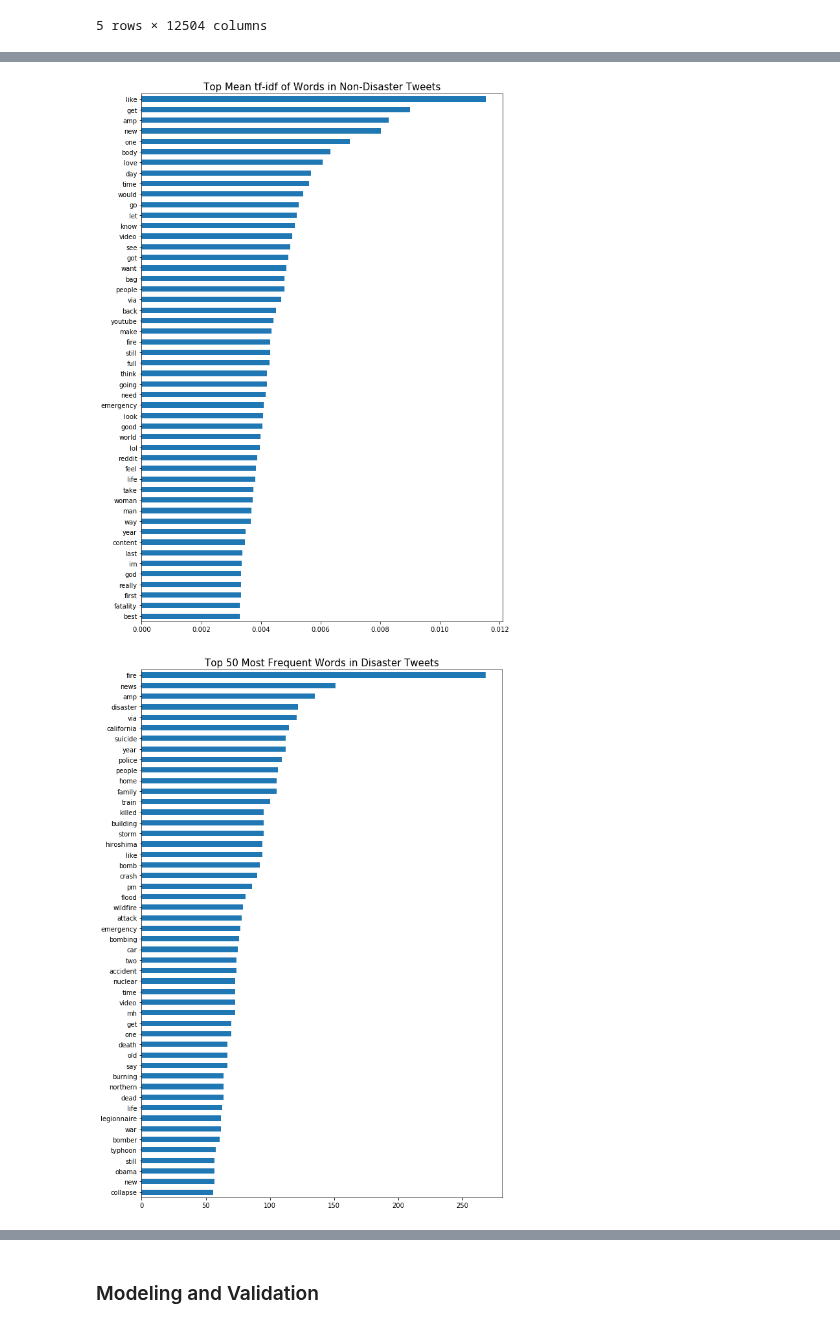
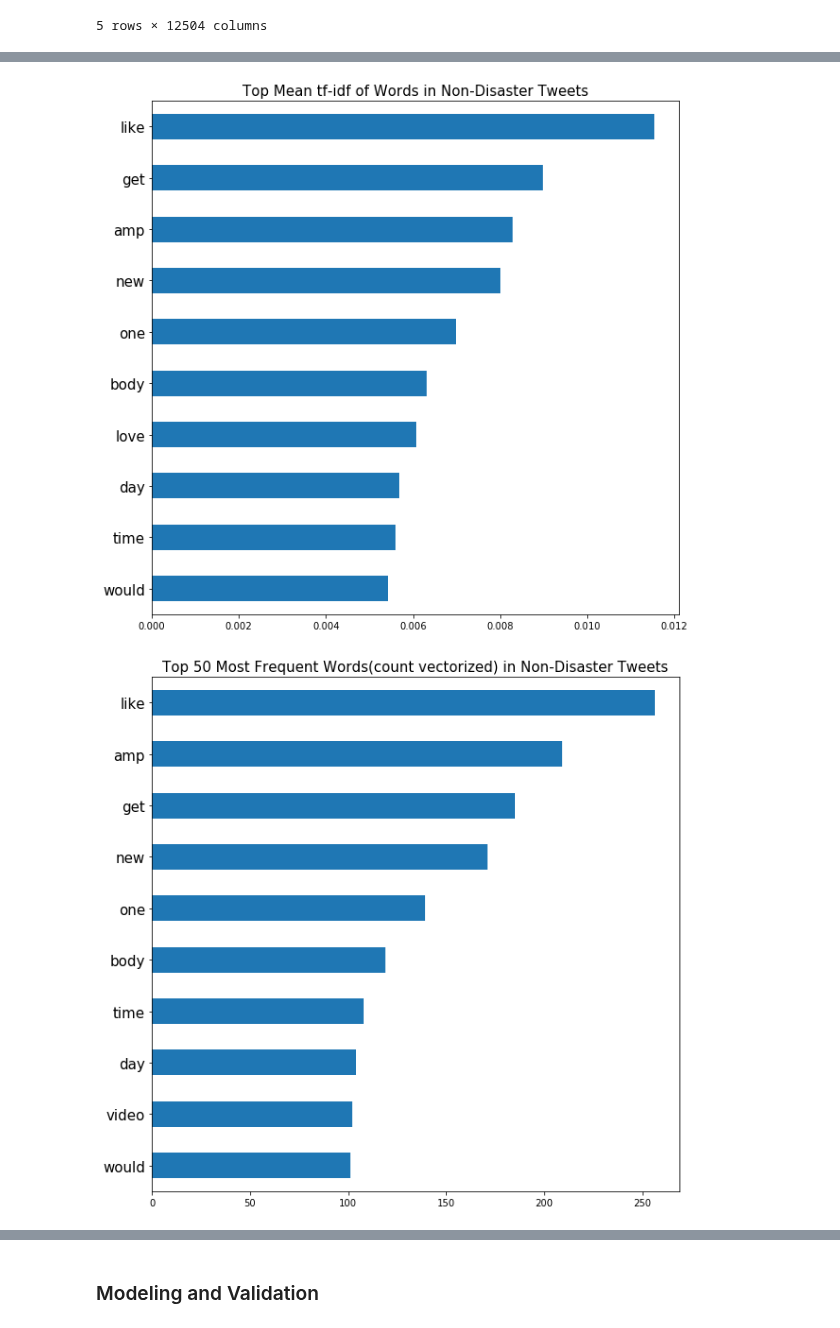
Before and after one commit to TheTr33/Disaster_Tweet_Classification_Kaggle_Competition, a Jupyter notebook: 01_EDA&Modelling.ipynb, the cells around one changed output, grey strips where cells are left out. Cells and saved outputs as stored; diff of their text form; code cells hidden in the pictures.

```diff
--- a/01_EDA&Modelling.ipynb
+++ b/01_EDA&Modelling.ipynb
@@ -204,14 +215,14 @@ plt.title('Top Mean tf-idf of Words in Disaster Tweets', fontsize = 15);
 # %%
-tfidf_vis.loc[tfidf_vis['target_y']==0].drop(columns = 'target_y').mean().sort_values(ascending= True).tail(50).plot(kind = 'barh', figsize = (10,15));
-plt.yticks(fontsize = 10);
+tfidf_vis.loc[tfidf_vis['target_y']==0].drop(columns = 'target_y').mean().sort_values(ascending= True).tail(10).plot(kind = 'barh', figsize = (10,10));
+plt.yticks(fontsize = 15);
 plt.xticks(fontsize = 10);
 plt.title('Top Mean tf-idf of Words in Non-Disaster Tweets', fontsize = 15);
 # %% [output]
-[figure, old version]
+[figure, new version]
 # %%
-cvec_vis.loc[cvec_vis['target_y']==1].drop(columns = 'target_y').sum().sort_values(ascending= True).tail(50).plot(kind = 'barh', figsize = (10,15));
-plt.yticks(fontsize = 10);
+cvec_vis.loc[cvec_vis['target_y']==0].drop(columns = 'target_y').sum().sort_values(ascending= True).tail(10).plot(kind = 'barh', figsize = (10,10));
+plt.yticks(fontsize = 15);
 plt.xticks(fontsize = 10);
-plt.title('Top 50 Most Frequent Words in Disaster Tweets', fontsize = 15);
+plt.title('Top 50 Most Frequent Words(count vectorized) in Non-Disaster Tweets', fontsize = 15);
 # %% [output]
-[figure, old version]
+[figure, new version]
```
Also changed, not shown: parts of 30 cells of this notebook.
